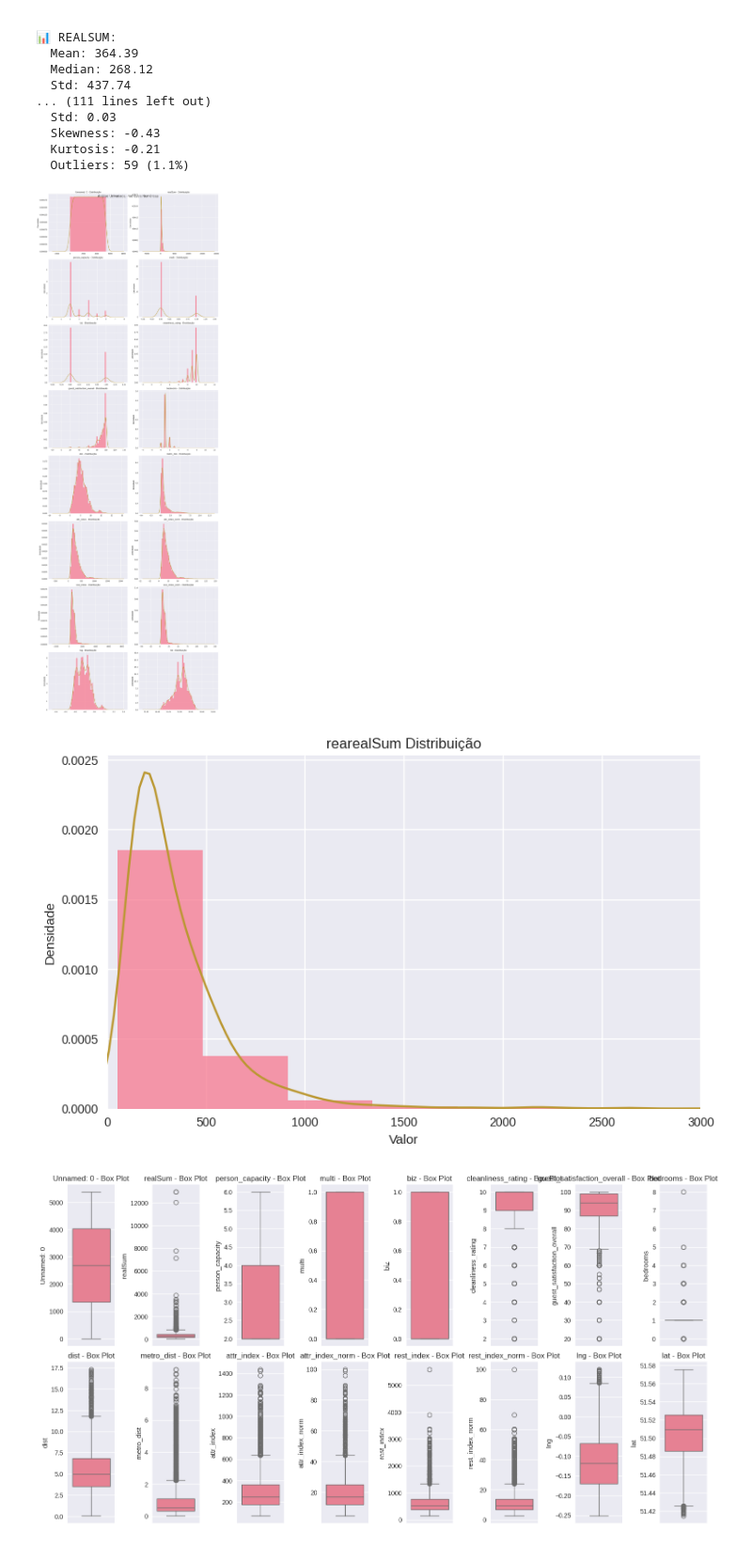
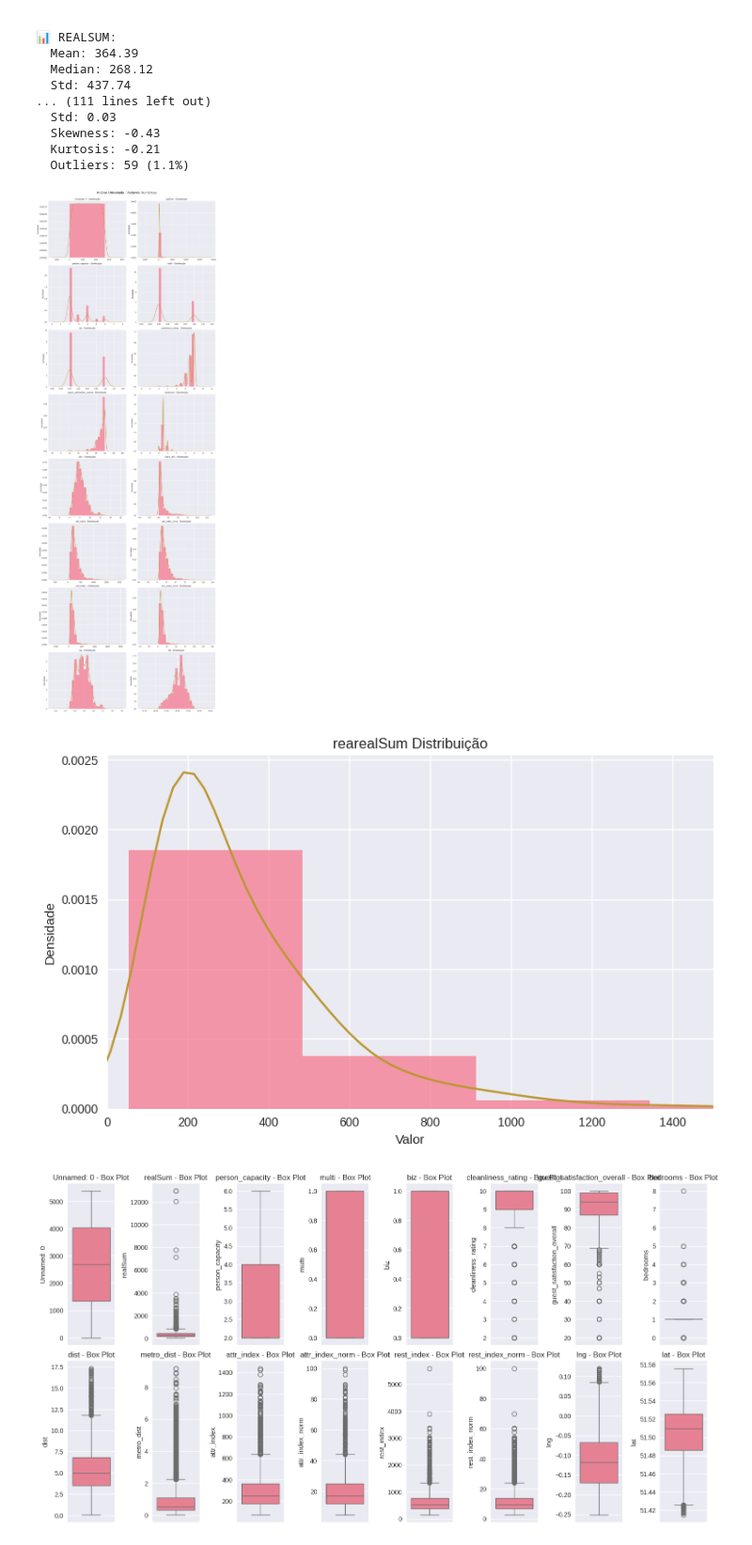
Before and after one commit to lumariosf/airbnb-price-prediction, a Jupyter notebook: notebooks/london/01_EDA_weekends..ipynb, the cells around one changed output. Shown at 94% size. Saved outputs shown, nothing was run; the diff lists cells and outputs as text; code cells hidden in the pictures.

```diff
--- a/notebooks/london/01_EDA_weekends..ipynb
+++ b/notebooks/london/01_EDA_weekends..ipynb
@@ -232,56 +226,49 @@ for var in numeric_vars:
   Kurtosis: -0.21
   Outliers: 59 (1.1%)
 # %%
-import math
-
 # Total das variáveis numéricas
-vars_to_plot = numeric_vars[:16]   # ou liste manualmente se preferir
-
+vars_to_plot = numeric_vars[:16]
 cols = 2
-rows = math.ceil(len(vars_to_plot) / cols)
+rows = 8
 
 fig, axes = plt.subplots(rows, cols, figsize=(14, 5 * rows))
-fig.suptitle('Análise Univariada - Variáveis Numéricas', fontsize=18)
+fig.suptitle('Análise Univariada - Variáveis Numéricas', fontsize=18, y=1.0)
 
 axes = axes.flatten()
 
 for i, var in enumerate(vars_to_plot):
     ax = axes[i]
 
-    if var in df.columns:
-        # Histograma
-        ax.hist(df[var].dropna(), bins=30, alpha=0.7, density=True)
 
-        # Linha de densidade (KDE)
-        df[var].dropna().plot.density(ax=ax)
+    # Histograma
+    ax.hist(df[var].dropna(), bins=15, alpha=0.7, density=True)
 
-        ax.set_title(f'{var} - Distribuição')
-        ax.set_ylabel('Densidade')
+    # Linha de densidade (KDE)
+    df[var].dropna().plot.density(ax=ax)
 
-# Subplots vazios (caso existam)
-for j in range(i + 1, len(axes)):
-    axes[j].axis('off')
+    ax.set_title(f'{var} - Distribuição')
+    ax.set_ylabel('Densidade')
 
 plt.tight_layout()
 plt.show()
 # %% [output]
-[figure, old version]
+[figure, new version]
 # %%
 plt.figure(figsize=(8, 5))
 
 plt.hist(df["realSum"].dropna(), bins=30, alpha=0.7, density=True)
 df["realSum"].dropna().plot.density()
 
 plt.title("rearealSum Distribuição")
 plt.xlabel("Valor")
 plt.ylabel("Densidade")
 
-plt.xlim(0, 3000)   # escolha o valor ideal após observar o dataset
+plt.xlim(0, 1500)
 
 plt.tight_layout()
 plt.show()
 # %% [output]
-[figure, old version]
+[figure, new version]
 # %%
 # Box plots para identificar outliers
 plt.figure(figsize=(15, 8))
```
Also changed, not shown: parts of 11 cells of this notebook, 12 other files.
